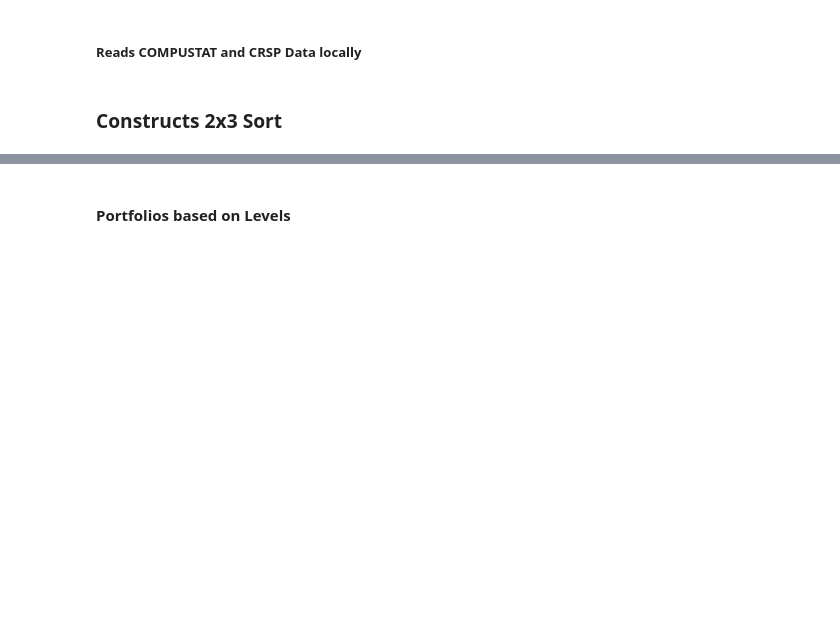
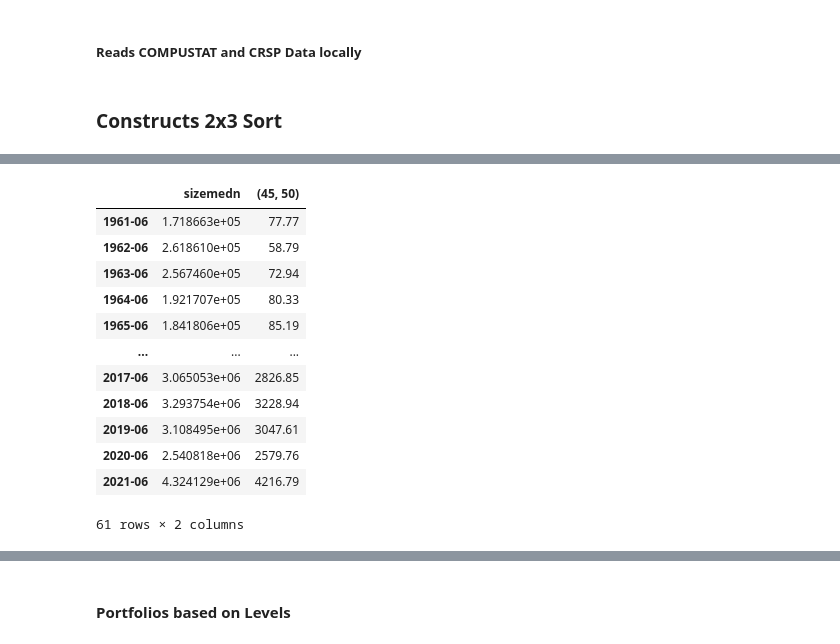
Before and after one commit to santoromano/RSM3034, a Jupyter notebook: ff1993_modified.ipynb, the cells around one changed output, grey strips where cells are left out. Drawn from its saved outputs; the diff is of its cells as text; code cells hidden in the pictures; blank space fills up the shorter version.

```diff
--- a/ff1993_modified.ipynb
+++ b/ff1993_modified.ipynb
@@ -381,0 +429,18 @@ def bm_bucket(row):
+# %%
+median_size = size_breakpoints.loc[::12,'(45, 50)']
+size_breaks = pd.merge(my_breakpoints['sizemedn'], median_size, left_index=True, right_index=True)
+size_breaks
+# %% [output]
+|  | sizemedn | (45, 50) |
+| 1961-06 | 1.718663e+05 | 77.77 |
+| 1962-06 | 2.618610e+05 | 58.79 |
+| 1963-06 | 2.567460e+05 | 72.94 |
+| 1964-06 | 1.921707e+05 | 80.33 |
+| 1965-06 | 1.841806e+05 | 85.19 |
+| ... | ... | ... |
+| 2017-06 | 3.065053e+06 | 2826.85 |
+| 2018-06 | 3.293754e+06 | 3228.94 |
+| 2019-06 | 3.108495e+06 | 3047.61 |
+| 2020-06 | 2.540818e+06 | 2579.76 |
+| 2021-06 | 4.324129e+06 | 4216.79 |
+61 rows × 2 columns
```
Also changed, not shown: parts of 14 cells of this notebook.
